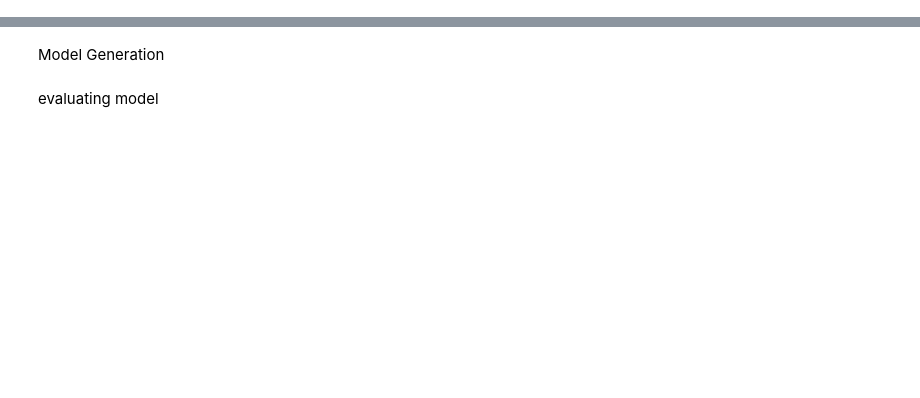
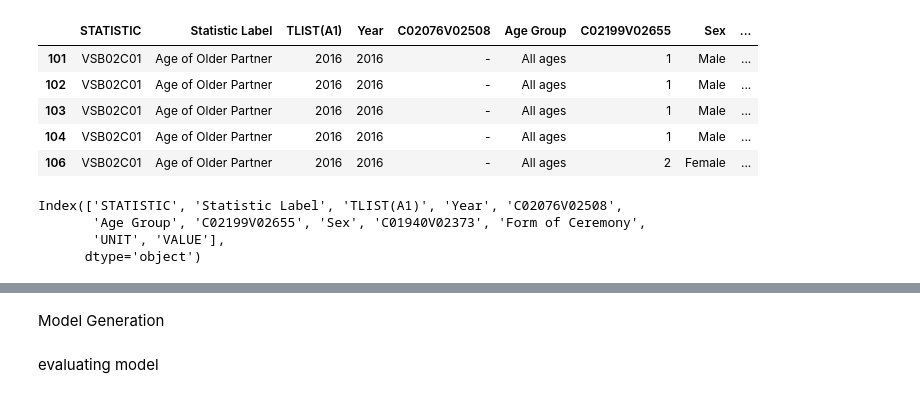
Before and after one commit to EdMendoza93/2023162, a Jupyter notebook: MSC_DA_CA1.ipynb, the cells around one changed output, grey strips where cells are left out. Drawn from its saved outputs; the diff is of its cells as text; code cells hidden in the pictures; blank space fills up the shorter version.

```diff
--- a/MSC_DA_CA1.ipynb
+++ b/MSC_DA_CA1.ipynb
@@ -18,4 +60,20 @@ marriages_df.drop(marriages_df[marriages_df['Form of Ceremony'] == 'All ceremoni
 # %%
-marriages_df
+marriages_df.head()
+# %% [output]
+|  | STATISTIC | Statistic Label | TLIST(A1) | Year | C02076V02508 | Age Group | C02199V02655 | Sex | ... |
+| 101 | VSB02C01 | Age of Older Partner | 2016 | 2016 | - | All ages | 1 | Male | ... |
+| 102 | VSB02C01 | Age of Older Partner | 2016 | 2016 | - | All ages | 1 | Male | ... |
+| 103 | VSB02C01 | Age of Older Partner | 2016 | 2016 | - | All ages | 1 | Male | ... |
+| 104 | VSB02C01 | Age of Older Partner | 2016 | 2016 | - | All ages | 1 | Male | ... |
+| 106 | VSB02C01 | Age of Older Partner | 2016 | 2016 | - | All ages | 2 | Female | ... |
+# %%
+print(marriages_df.columns) #I am dislpaying the name of my columns because at first sight I noticed there are
+#columns that are unnecessary for what I have in mind and also they do repeat the information of other columns so
+#I proceed to drop them as learned in classes.
+# %% [output]
+Index(['STATISTIC', 'Statistic Label', 'TLIST(A1)', 'Year', 'C02076V02508',
+       'Age Group', 'C02199V02655', 'Sex', 'C01940V02373', 'Form of Ceremony',
+       'UNIT', 'VALUE'],
+      dtype='object')
 # %%
 marriages_df.drop(columns=['Age Group'], inplace=True)
```
Also changed, not shown: parts of 120 cells of this notebook.
